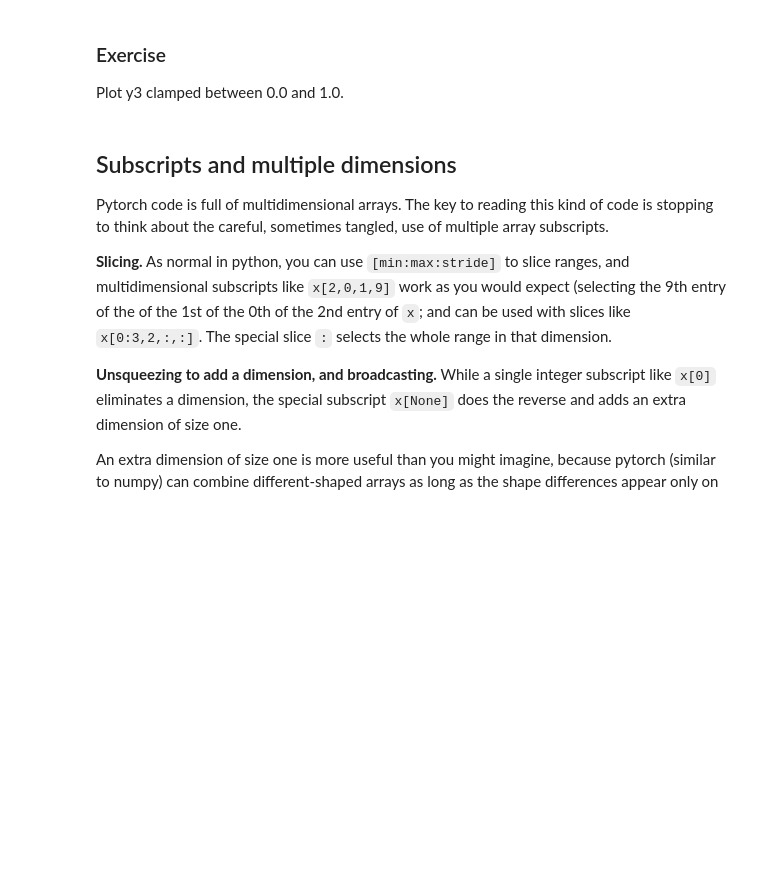
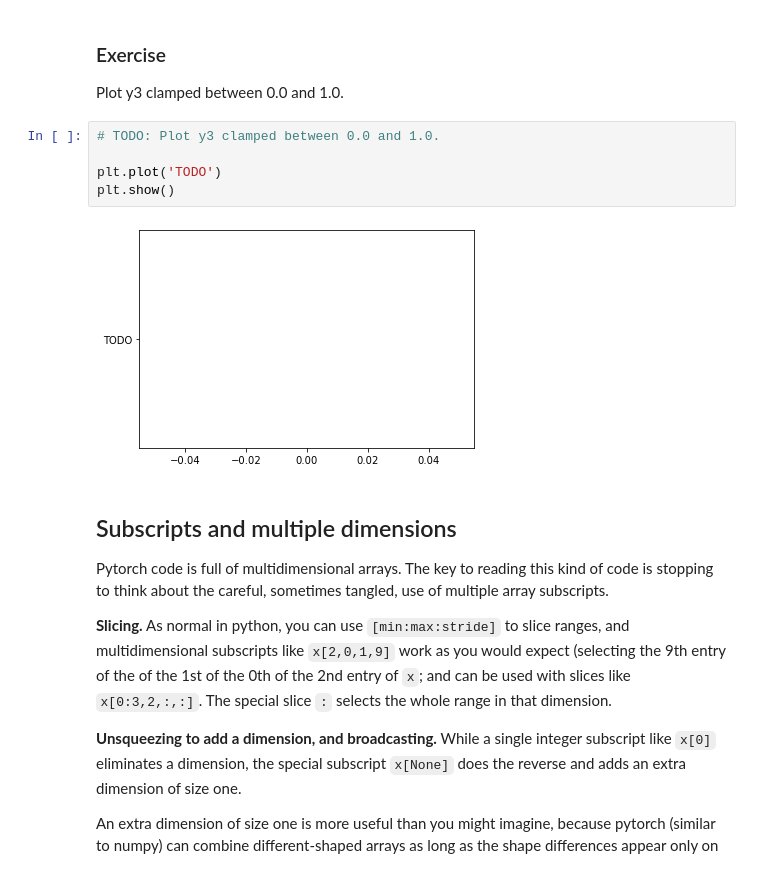
Before and after one commit to davidbau/how-to-read-pytorch, a Jupyter notebook: notebooks/1-Pytorch-Introduction.ipynb, the cells around one changed output. Drawn from its saved outputs; the diff is of its cells as text; blank space fills up the shorter version.

```diff
--- a/notebooks/1-Pytorch-Introduction.ipynb
+++ b/notebooks/1-Pytorch-Introduction.ipynb
@@ -98,6 +115,13 @@ plt.show()
 ### Exercise
 
 Plot y3 clamped between 0.0 and 1.0.
+# %%
+# TODO: Plot y3 clamped between 0.0 and 1.0.
+
+plt.plot('TODO')
+plt.show()
+# %% [output]
+[figure, added]
 # %% [markdown]
 Subscripts and multiple dimensions
 ----------------------------------
```
Also changed, not shown: parts of 14 cells of this notebook, 5 other files.
